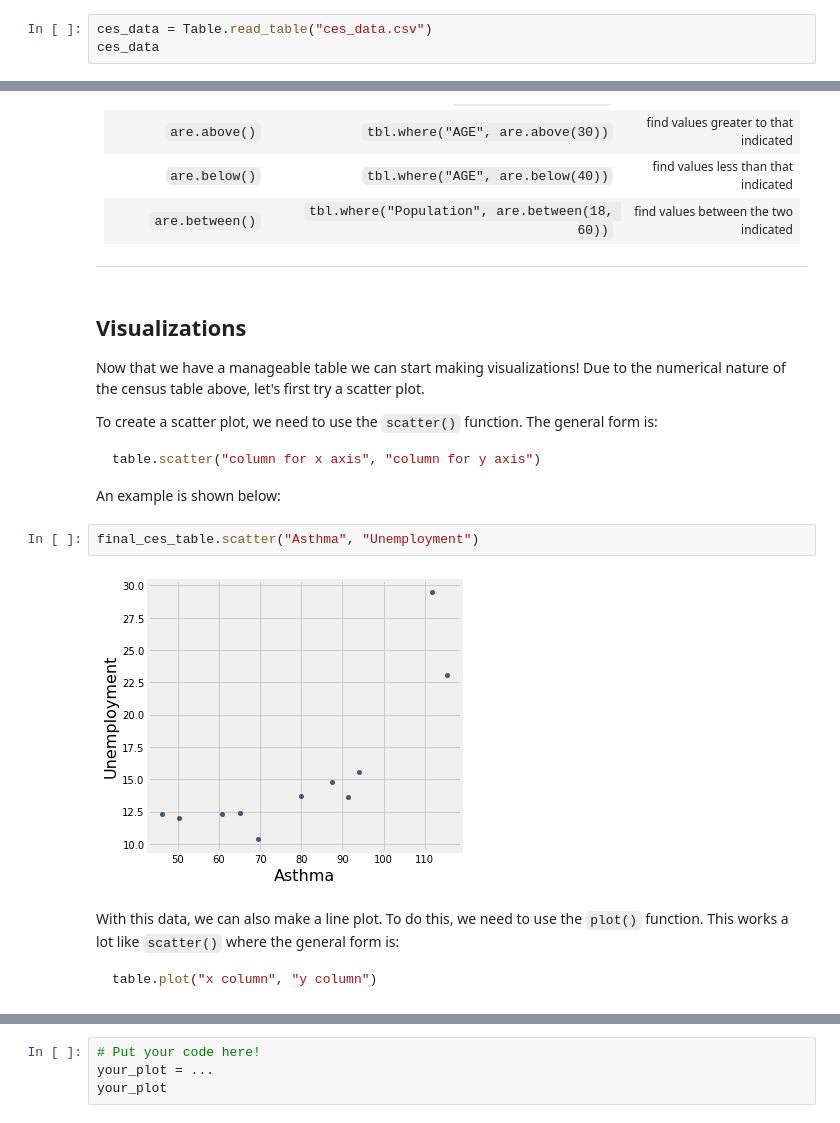
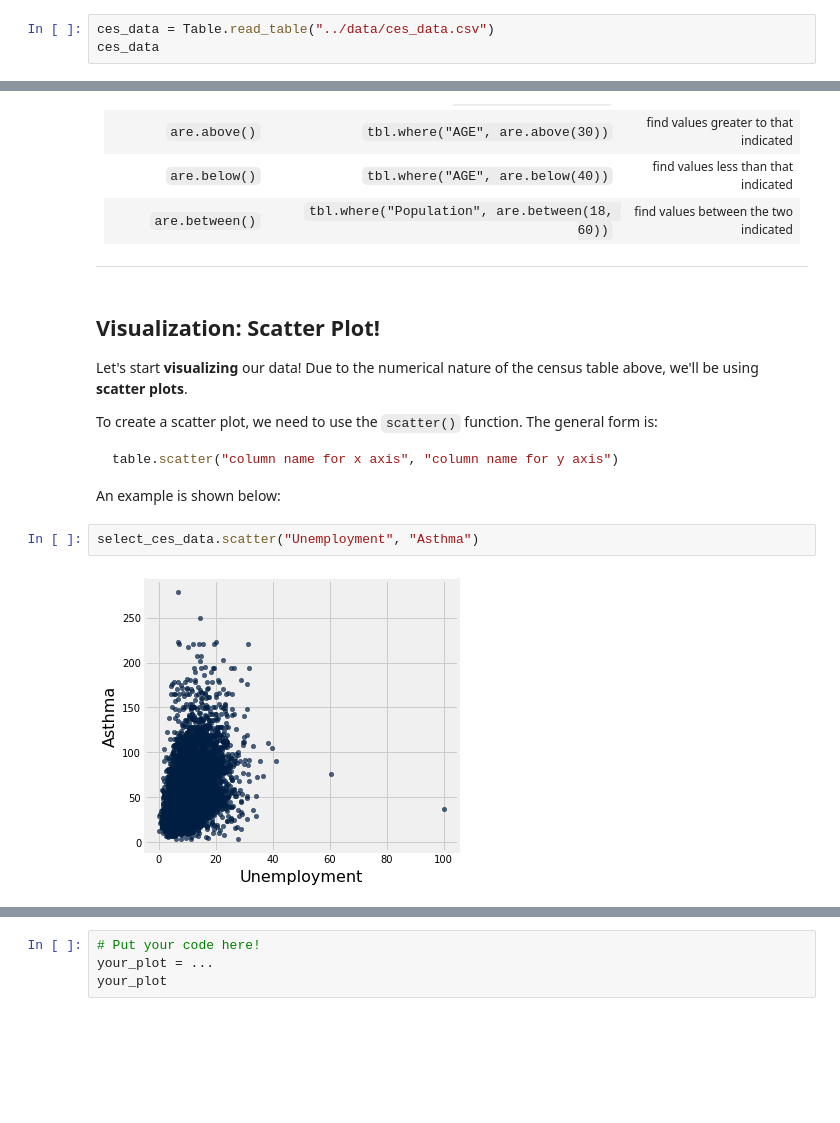
Before and after one commit to ds-modules/ESPM-163ac, a Jupyter notebook: Lab1/Lab1_docstrings.ipynb, the cells around one changed output, grey strips where cells are left out. Drawn from its saved outputs; the diff is of its cells as text; blank space fills up the shorter version.

````diff
--- a/Lab1/Lab1_docstrings.ipynb
+++ b/Lab1/Lab1_docstrings.ipynb
@@ -258,7 +258,7 @@ We can make criteria to cut down tables. Accessing only the rows, columns, or va
 
 We need to access the [CalEnviroScreen data](https://oehha.ca.gov/calenviroscreen/report/calenviroscreen-30) above and name it for further use. We assign the table to a **variable** we call `ces_data` so that we can reference it later!
 # %%
-ces_data = Table.read_table("ces_data.csv")
+ces_data = Table.read_table("../data/ces_data.csv")
 ces_data
 # %% [output]
 | Census Tract | CES 3.0 Score | CES 3.0 Percentile | CES 3.0 Percentile Range | Total Population | California County | ... |
@@ -416,24 +352,18 @@ For your reference, here's a table of useful `Table` functions:
 
 ---
 # %% [markdown]
-## Visualizations
+## Visualization: Scatter Plot!
 
-Now that we have a manageable table we can start making visualizations! Due to the numerical nature of the census table above, let's first try a scatter plot.
+Let's start **visualizing** our data! Due to the numerical nature of the census table above, we'll be using **scatter plots**.
 
 To create a scatter plot, we need to use the `scatter()` function. The general form is:
 
 ```python
-table.scatter("column for x axis", "column for y axis")
+table.scatter("column name for x axis", "column name for y axis")
 ```
 
 An example is shown below:
 # %%
-final_ces_table.scatter("Asthma", "Unemployment")
+select_ces_data.scatter("Unemployment", "Asthma")
 # %% [output]
-[figure, old version]
+[figure, new version]
-# %% [markdown]
-With this data, we can also make a line plot. To do this, we need to use the `plot()` function. This works a lot like `scatter()` where the general form is:
-
-```python
-table.plot("x column", "y column")
-```
````
Also changed, not shown: parts of 36 cells of this notebook.
